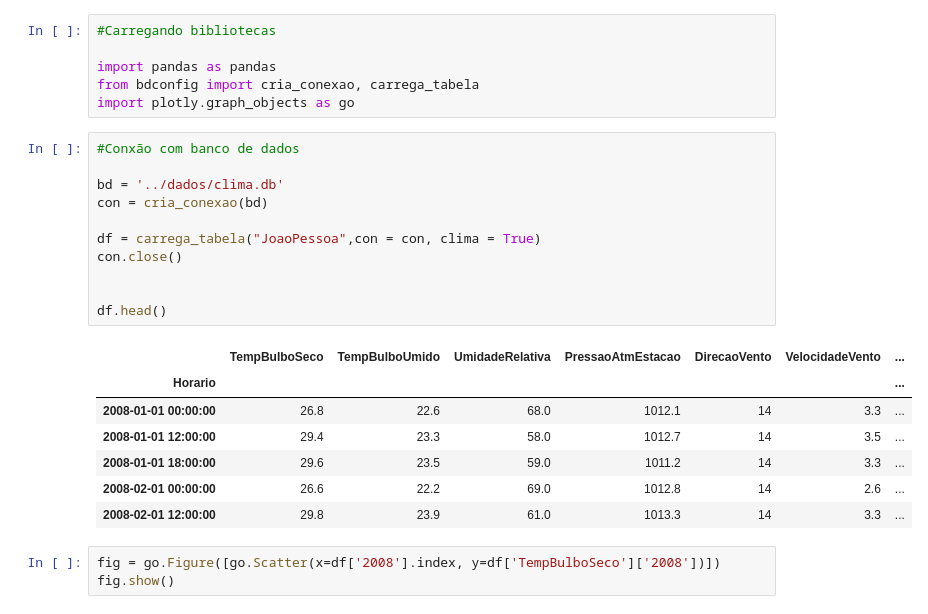
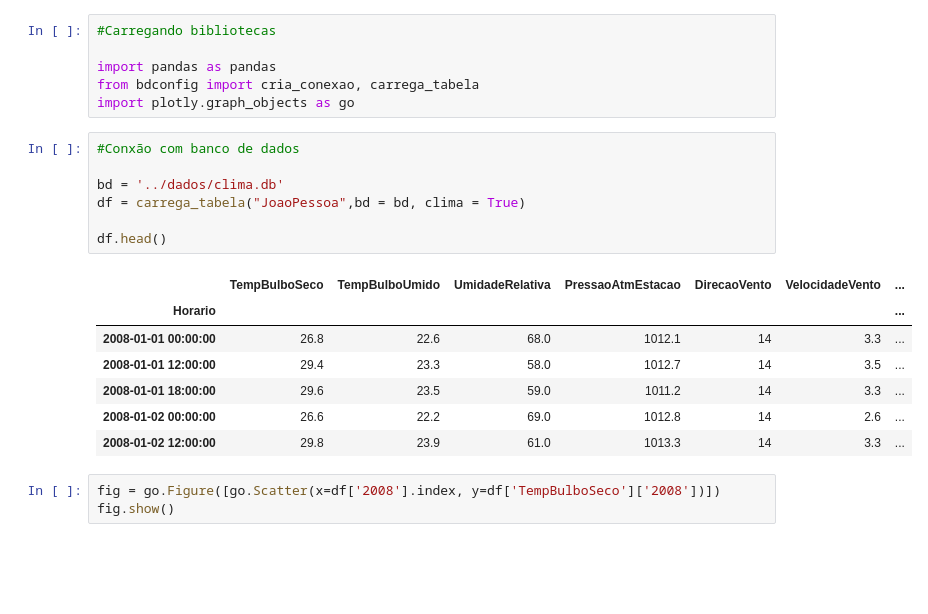
Before and after one commit to lucas-morais/Dashboard-Dados-Meteorologicos, a Jupyter notebook: src/3-Graficos-com-plotly.ipynb, the cells around one changed output. Saved outputs shown, nothing was run; the diff lists cells and outputs as text; blank space fills up the shorter version.

```diff
--- a/src/3-Graficos-com-plotly.ipynb
+++ b/src/3-Graficos-com-plotly.ipynb
@@ -9,22 +9,18 @@ import plotly.graph_objects as go
 # %%
 #Conxão com banco de dados
 
 bd = '../dados/clima.db'
-con = cria_conexao(bd)
-
-df = carrega_tabela("JoaoPessoa",con = con, clima = True)
-con.close()
-
+df = carrega_tabela("JoaoPessoa",bd = bd, clima = True)
 
 df.head()
 # %% [output]
 |  | TempBulboSeco | TempBulboUmido | UmidadeRelativa | PressaoAtmEstacao | DirecaoVento | VelocidadeVento | ... |
 | Horario |  |  |  |  |  |  | ... |
 | 2008-01-01 00:00:00 | 26.8 | 22.6 | 68.0 | 1012.1 | 14 | 3.3 | ... |
 | 2008-01-01 12:00:00 | 29.4 | 23.3 | 58.0 | 1012.7 | 14 | 3.5 | ... |
 | 2008-01-01 18:00:00 | 29.6 | 23.5 | 59.0 | 1011.2 | 14 | 3.3 | ... |
-| 2008-02-01 00:00:00 | 26.6 | 22.2 | 69.0 | 1012.8 | 14 | 2.6 | ... |
-| 2008-02-01 12:00:00 | 29.8 | 23.9 | 61.0 | 1013.3 | 14 | 3.3 | ... |
+| 2008-01-02 00:00:00 | 26.6 | 22.2 | 69.0 | 1012.8 | 14 | 2.6 | ... |
+| 2008-01-02 12:00:00 | 29.8 | 23.9 | 61.0 | 1013.3 | 14 | 3.3 | ... |
 # %%
 fig = go.Figure([go.Scatter(x=df['2008'].index, y=df['TempBulboSeco']['2008'])])
 fig.show()
```
Also changed, not shown: parts of 9 cells of this notebook.
